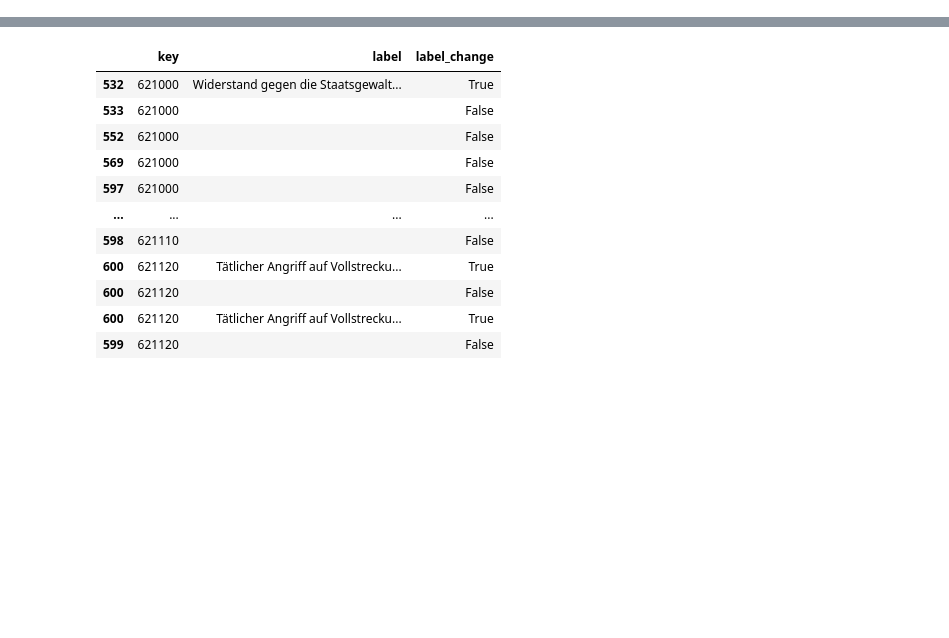
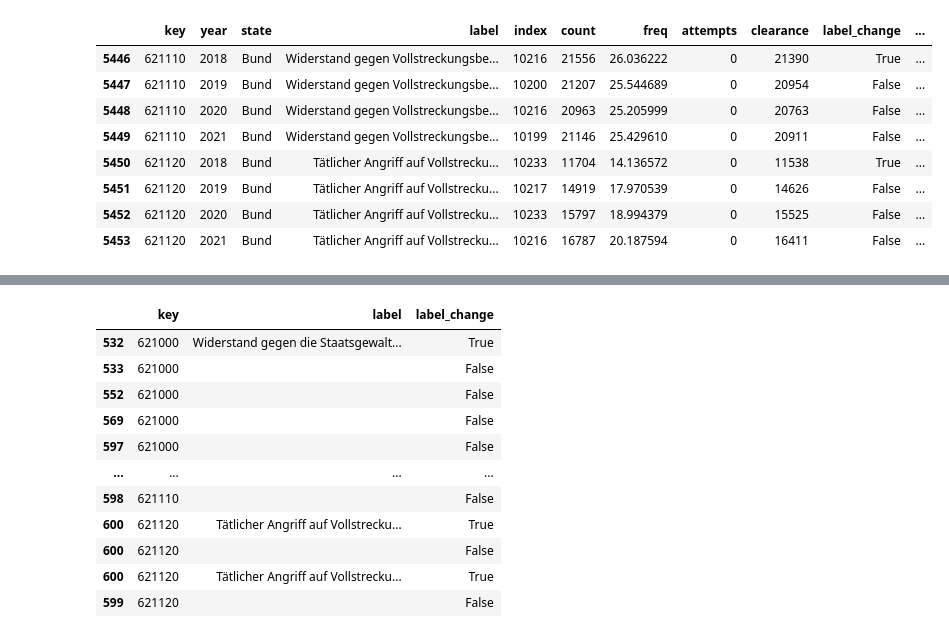
Before and after one commit to andmbg/pks, a Jupyter notebook: notebooks/key_presence_chart.ipynb, the cells around one changed output, grey strips where cells are left out. Cells and saved outputs as stored; diff of their text form; code cells hidden in the pictures; blank space fills up the shorter version.

```diff
--- a/notebooks/key_presence_chart.ipynb
+++ b/notebooks/key_presence_chart.ipynb
@@ -23,0 +24,12 @@ data_bund_hr = pd.concat([hierarchize_data(grp) for _, grp in data_bund.groupby(
+# %%
+data_bund_hr_all.loc[data_bund_hr_all.parent.eq("621100")]
+# %% [output]
+|  | key | year | state | label | index | count | freq | attempts | clearance | label_change | ... |
+| 5446 | 621110 | 2018 | Bund | Widerstand gegen Vollstreckungsbe... | 10216 | 21556 | 26.036222 | 0 | 21390 | True | ... |
+| 5447 | 621110 | 2019 | Bund | Widerstand gegen Vollstreckungsbe... | 10200 | 21207 | 25.544689 | 0 | 20954 | False | ... |
+| 5448 | 621110 | 2020 | Bund | Widerstand gegen Vollstreckungsbe... | 10216 | 20963 | 25.205999 | 0 | 20763 | False | ... |
+| 5449 | 621110 | 2021 | Bund | Widerstand gegen Vollstreckungsbe... | 10199 | 21146 | 25.429610 | 0 | 20911 | False | ... |
+| 5450 | 621120 | 2018 | Bund | Tätlicher Angriff auf Vollstrecku... | 10233 | 11704 | 14.136572 | 0 | 11538 | True | ... |
+| 5451 | 621120 | 2019 | Bund | Tätlicher Angriff auf Vollstrecku... | 10217 | 14919 | 17.970539 | 0 | 14626 | False | ... |
+| 5452 | 621120 | 2020 | Bund | Tätlicher Angriff auf Vollstrecku... | 10233 | 15797 | 18.994379 | 0 | 15525 | False | ... |
+| 5453 | 621120 | 2021 | Bund | Tätlicher Angriff auf Vollstrecku... | 10216 | 16787 | 20.187594 | 0 | 16411 | False | ... |
```
Also changed, not shown: parts of 4 cells of this notebook, 7 other files.
